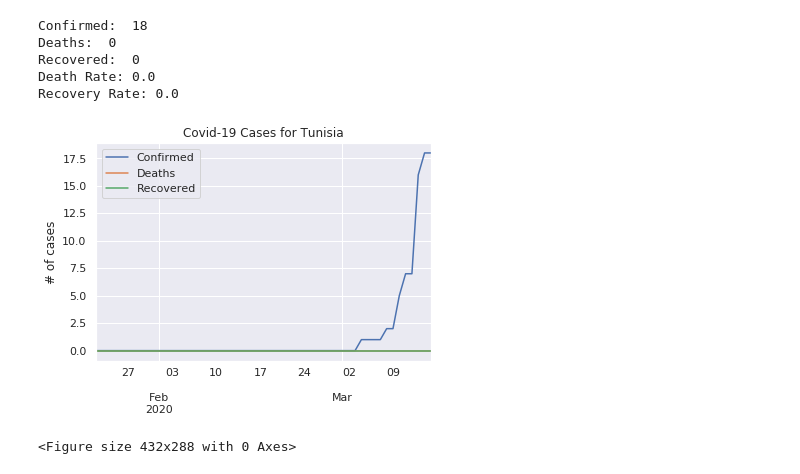
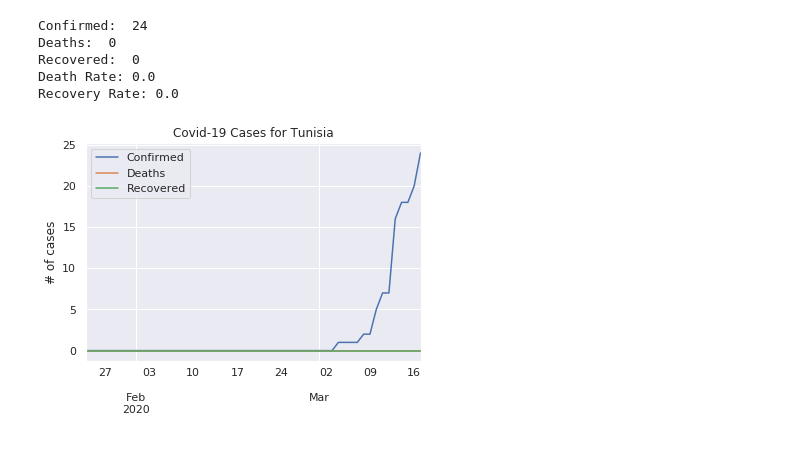
Before and after one commit to kongkip/Covid-19_Visualization, a Jupyter notebook: covid-19_visualization.ipynb, the cells around one changed output. Saved outputs shown, nothing was run; the diff lists cells and outputs as text; code cells hidden in the pictures.

```diff
--- a/covid-19_visualization.ipynb
+++ b/covid-19_visualization.ipynb
@@ -69,7 +64,7 @@ array(['Thailand', 'Japan', 'Singapore', 'Nepal', 'Malaysia', 'Canada',
 def prepare_data(case):
     """
     case:
-        pandas data frame for either cofirmed/deaths/recovered
+        pandas data frame for either confirmed/deaths/recovered
     """
     # select only the columns with time
     case_T = case[case.columns[-54:]].T
@@ -131,13 +126,3 @@ def plot_cases(country):
     plt.ylabel("# of cases")
     plt.show()
     return
-# %%
-figure = plot_cases("Tunisia")
-# %% [output]
-Confirmed:  18
-Deaths:  0
-Recovered:  0
-Death Rate: 0.0
-Recovery Rate: 0.0
-[figure, removed]
-<Figure size 432x288 with 0 Axes>
@@ -149,0 +129,9 @@ china_all.to_csv("china_data.csv", index=True)
+# %%
+plot_cases("Tunisia")
+# %% [output]
+Confirmed:  24
+Deaths:  0
+Recovered:  0
+Death Rate: 0.0
+Recovery Rate: 0.0
+[figure, added]
```
Also changed, not shown: parts of 10 cells of this notebook.
